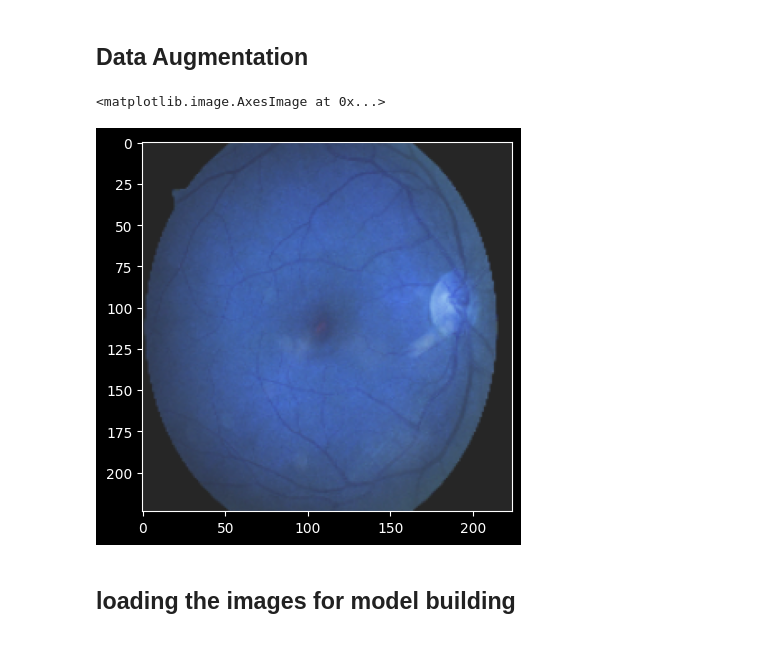
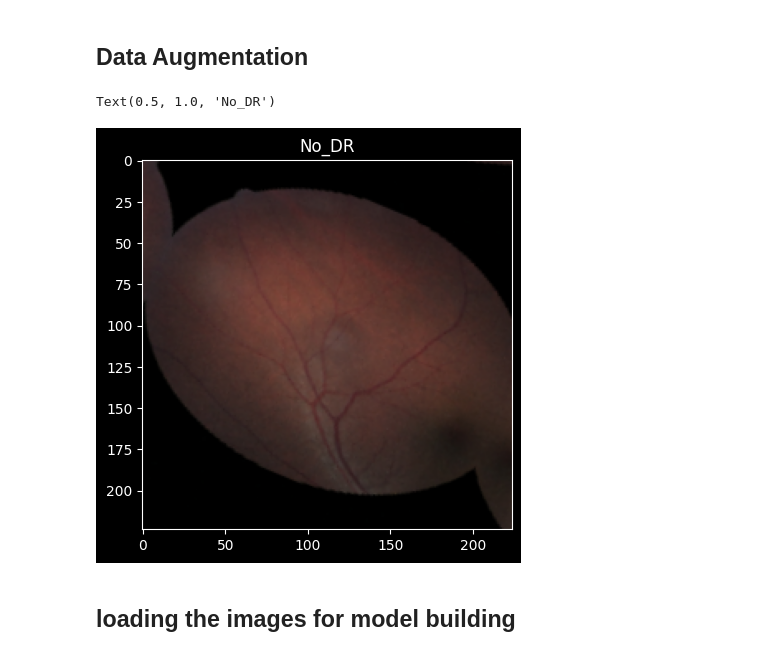
Before and after one commit to ravindra-pandey/Diabetic_Retinopathy, a Jupyter notebook: diabetic_retinopathy.ipynb, the cells around one changed output. Drawn from its saved outputs; the diff is of its cells as text; code cells hidden in the pictures.

```diff
--- a/diabetic_retinopathy.ipynb
+++ b/diabetic_retinopathy.ipynb
@@ -25,6 +25,7 @@ with zipfile.ZipFile("archive.zip", "r") as zip_ref:
 # importing
 # %%
 import os,datetime
+import pickle
 from tqdm import tqdm
 
 import cv2
@@ -33,5 +34,6 @@ import pandas as pd
 import matplotlib.pyplot as plt
 
 from IPython.display import clear_output
+plt.style.use('seaborn-v0_8-dark')
 # %%
 import tensorflow as tf
@@ -90,19 +73,21 @@ augmentor = alb.Compose([
     alb.HorizontalFlip(p=0.5),
     alb.RandomBrightnessContrast(p=0.2),
     alb.VerticalFlip(p=0.5),
-    alb.Rotate(limit=45, p=0.5),
-    alb.ShiftScaleRotate(shift_limit=0.03, scale_limit=0.5, rotate_limit=0.25, p=0.5),  # Left shift
-    alb.ShiftScaleRotate(shift_limit=-0.03, scale_limit=0.5, rotate_limit=0.25, p=0.5),  # Right shift
-])
+    alb.Rotate(limit=75, p=0.5),
+    alb.ISONoise(intensity=(0.05,0.15)),
+    alb.ZoomBlur()
+    ])
 # %%
 os.makedirs("serialized_files",exist_ok=True)
 pickle.dump(augmentor,open("serialized_files/augmentor.pkl","wb"))
 # %%
-_=augmentor(image=cv2.resize(cv2.imread(image_names[0]),(224,224)))
-plt.imshow(_["image"])
+img_path=np.random.choice(image_names)
+_=augmentor(image=cv2.resize(cv2.imread(img_path),(224,224)))
+plt.imshow(cv2.cvtColor(_["image"],cv2.COLOR_BGR2RGB))
+plt.title(img_path.split("/")[-2])
 # %% [output]
-<matplotlib.image.AxesImage at 0x...>
+Text(0.5, 1.0, 'No_DR')
-[figure, old version]
+[figure, new version]
 # %%
 from uuid import uuid1
 
```
Also changed, not shown: parts of 9 cells of this notebook, 4 other files.
